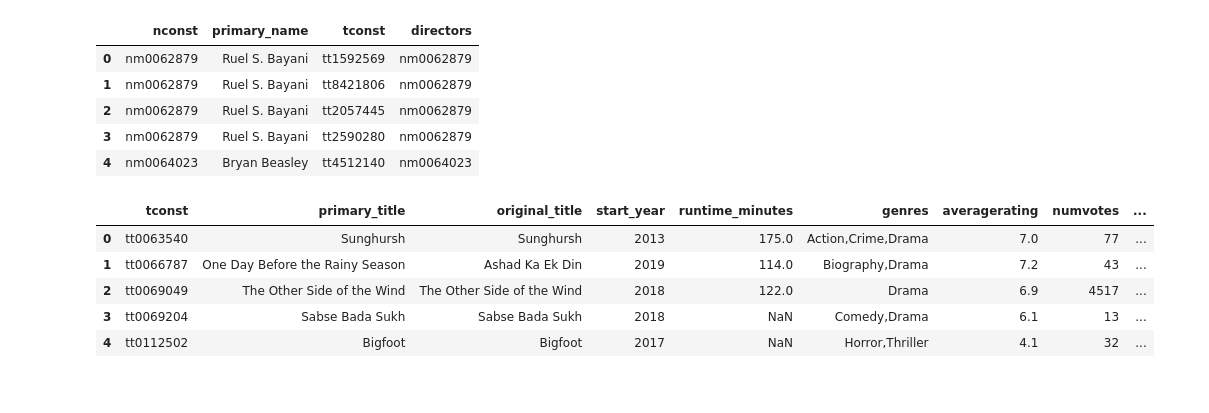
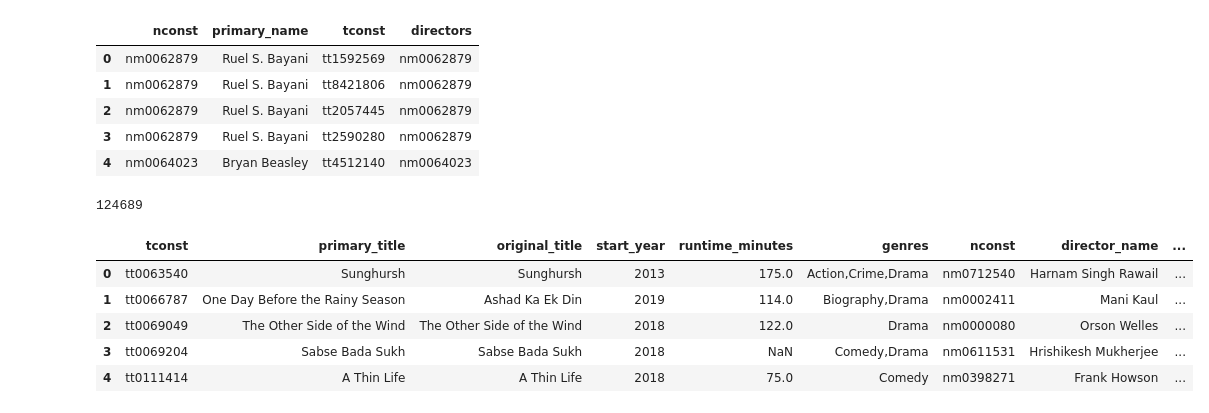
Before and after one commit to JenniferLavoie/DSFirstProject, a Jupyter notebook: student.ipynb, the cells around one changed output. Saved outputs shown, nothing was run; the diff lists cells and outputs as text; code cells hidden in the pictures.

```diff
--- a/student.ipynb
+++ b/student.ipynb
@@ -314,14 +354,24 @@ imdb_directors.head()
 | 2 | nm0062879 | Ruel S. Bayani | tt2057445 | nm0062879 |
 | 3 | nm0062879 | Ruel S. Bayani | tt2590280 | nm0062879 |
 | 4 | nm0064023 | Bryan Beasley | tt4512140 | nm0064023 |
-# %%
-imdb_data = pd.merge(imdb_data, imdb_directors, how = 'inner', left_on = 'tconst', right_on = 'tconst')
-imdb_data = imdb_data.rename(columns={'primary_name': 'director_name'})
-imdb_data.head()
-# %% [output]
-|  | tconst | primary_title | original_title | start_year | runtime_minutes | genres | averagerating | numvotes | ... |
-| 0 | tt0063540 | Sunghursh | Sunghursh | 2013 | 175.0 | Action,Crime,Drama | 7.0 | 77 | ... |
-| 1 | tt0066787 | One Day Before the Rainy Season | Ashad Ka Ek Din | 2019 | 114.0 | Biography,Drama | 7.2 | 43 | ... |
-| 2 | tt0069049 | The Other Side of the Wind | The Other Side of the Wind | 2018 | 122.0 | Drama | 6.9 | 4517 | ... |
-| 3 | tt0069204 | Sabse Bada Sukh | Sabse Bada Sukh | 2018 | NaN | Comedy,Drama | 6.1 | 13 | ... |
-| 4 | tt0112502 | Bigfoot | Bigfoot | 2017 | NaN | Horror,Thriller | 4.1 | 32 | ... |
+# %%
+print(len(imdb_directors))
+# %% [output]
+124689
+# %%
+director_data = pd.merge(imdb_df3, imdb_directors, how = 'inner', left_on = 'tconst', right_on = 'tconst')
+
+# Rename this column to better indicate what the column refers to in this combined dataframe.
+director_data = director_data.rename(columns={'primary_name': 'director_name'})
+
+director_data.head()
+
+# This dataframe combines the IMDb data for all the movie titles with their director.  This can later be combined with
+# profit information to determine who the directors are for the movies with the most profit.
+# %% [output]
+|  | tconst | primary_title | original_title | start_year | runtime_minutes | genres | nconst | director_name | ... |
+| 0 | tt0063540 | Sunghursh | Sunghursh | 2013 | 175.0 | Action,Crime,Drama | nm0712540 | Harnam Singh Rawail | ... |
+| 1 | tt0066787 | One Day Before the Rainy Season | Ashad Ka Ek Din | 2019 | 114.0 | Biography,Drama | nm0002411 | Mani Kaul | ... |
+| 2 | tt0069049 | The Other Side of the Wind | The Other Side of the Wind | 2018 | 122.0 | Drama | nm0000080 | Orson Welles | ... |
+| 3 | tt0069204 | Sabse Bada Sukh | Sabse Bada Sukh | 2018 | NaN | Comedy,Drama | nm0611531 | Hrishikesh Mukherjee | ... |
+| 4 | tt0111414 | A Thin Life | A Thin Life | 2018 | 75.0 | Comedy | nm0398271 | Frank Howson | ... |
```
Also changed, not shown: parts of 13 cells of this notebook.
